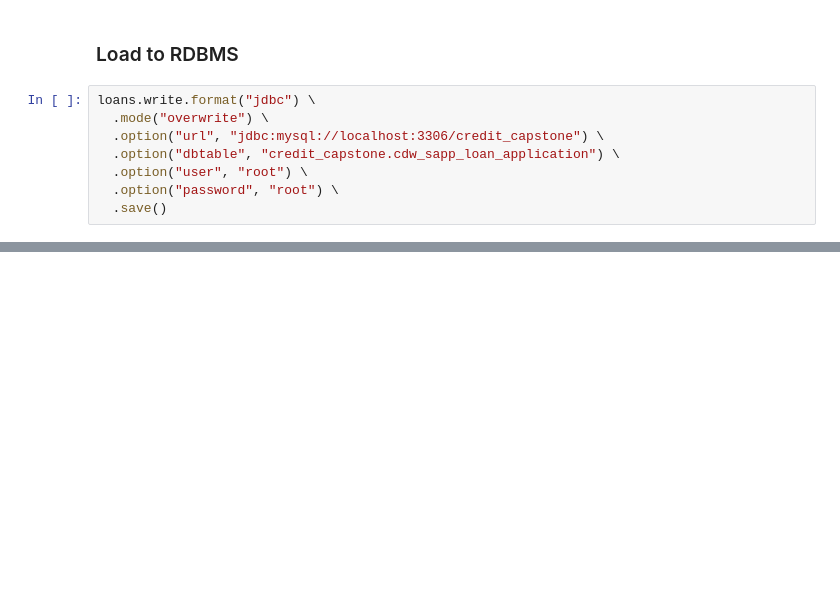
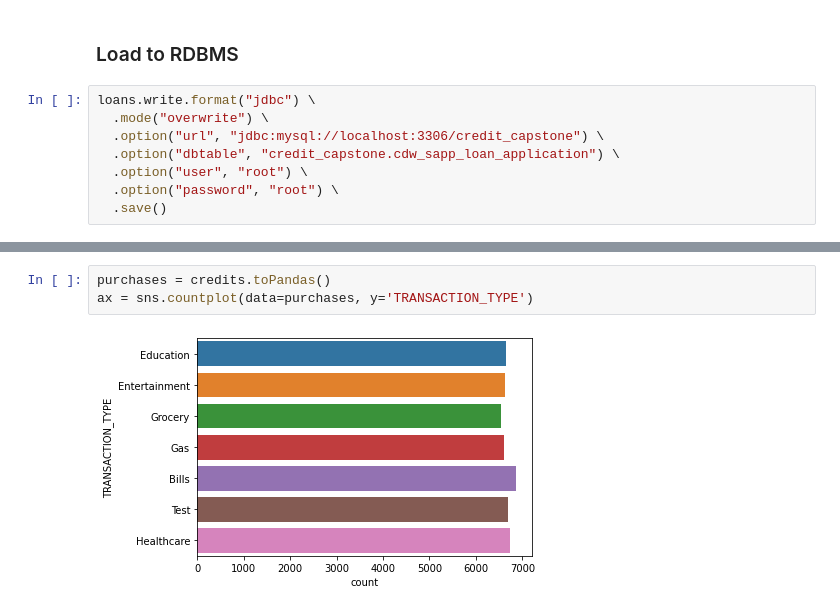
Before and after one commit to aqthai/credit_card_data_visualization, a Jupyter notebook: index.ipynb, the cells around one changed output, grey strips where cells are left out. Drawn from its saved outputs; the diff is of its cells as text; blank space fills up the shorter version.

```diff
--- a/index.ipynb
+++ b/index.ipynb
@@ -101,0 +189,5 @@ loans.write.format("jdbc") \
+# %%
+purchases = credits.toPandas()
+ax = sns.countplot(data=purchases, y='TRANSACTION_TYPE')
+# %% [output]
+[figure, added]
```
Also changed, not shown: parts of 17 cells of this notebook, 1 other file.
